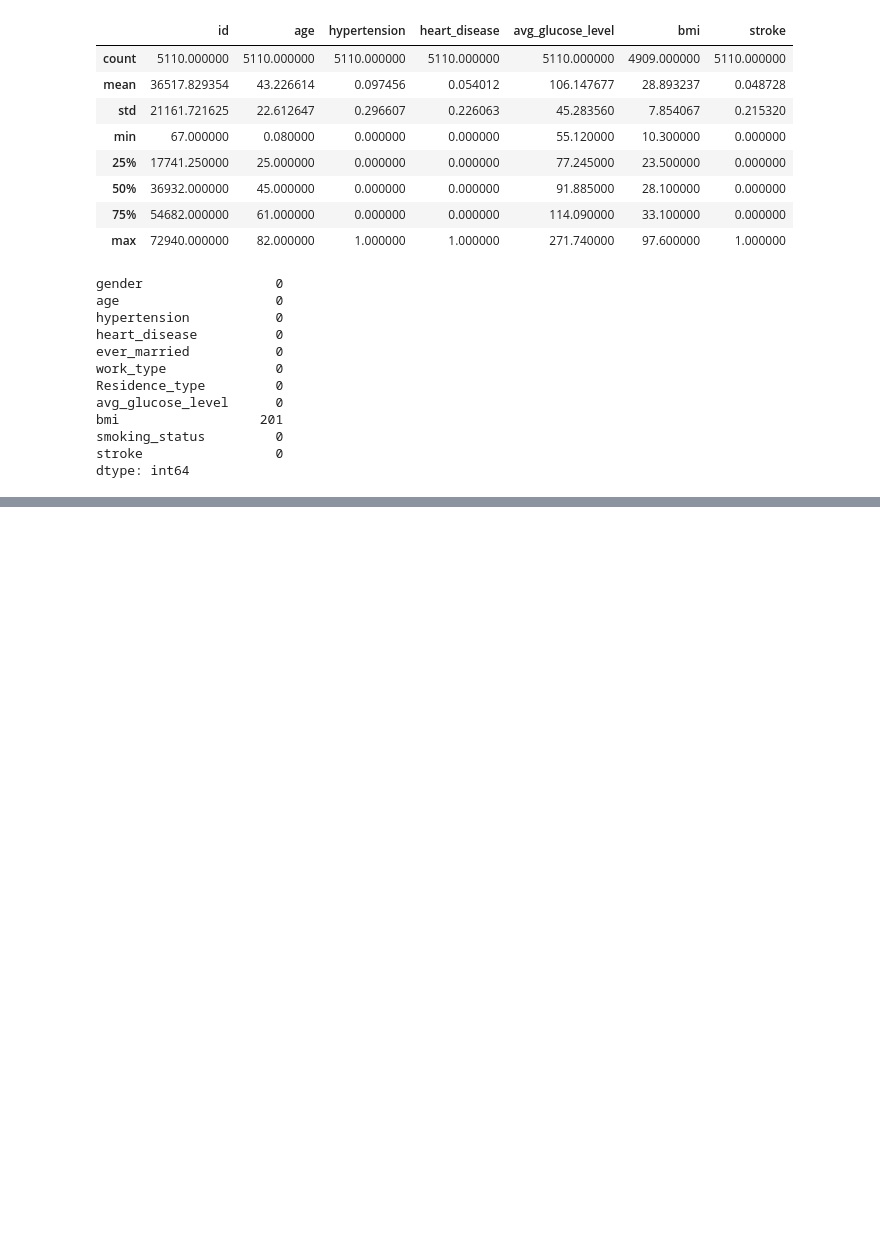
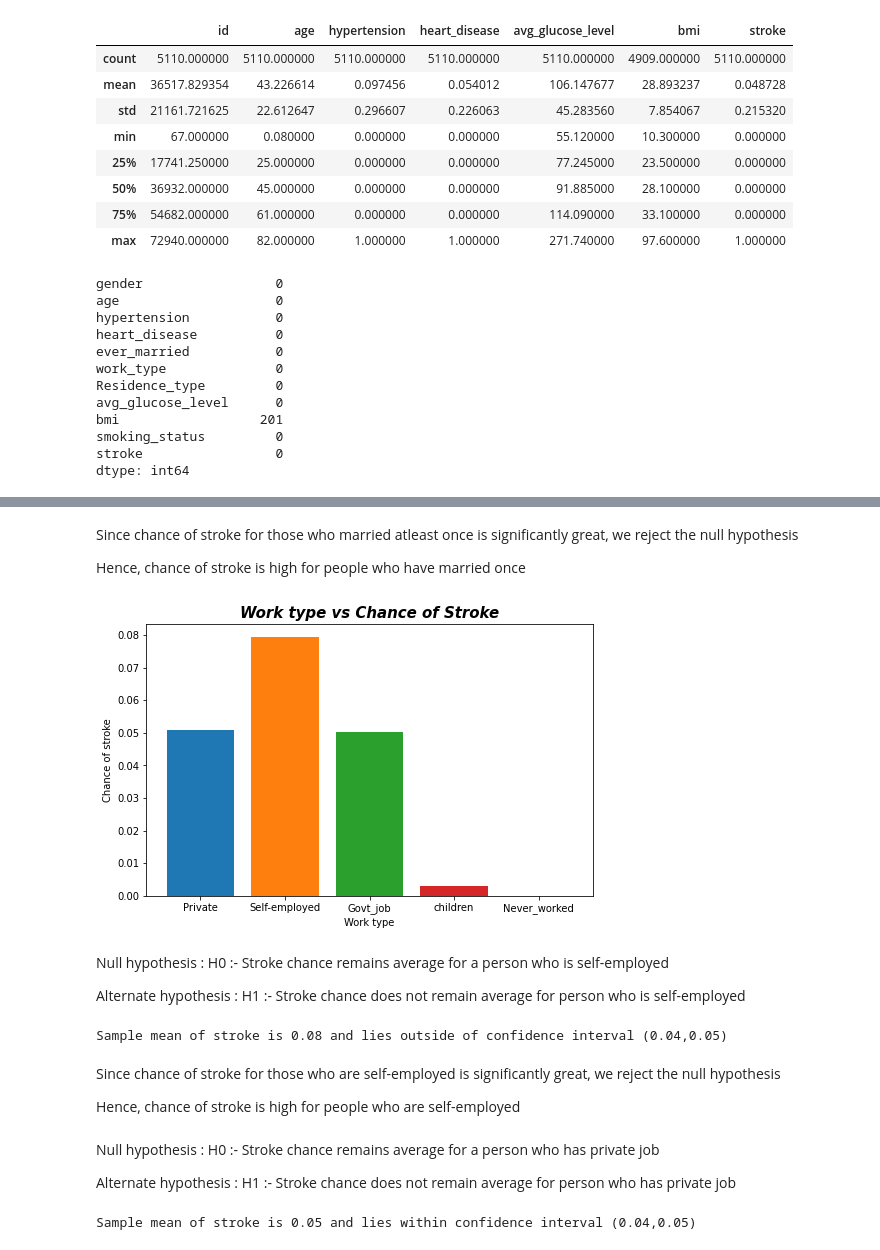
Before and after one commit to SalmanHabeeb/Stroke-predictor, a Jupyter notebook: EDA.ipynb, the cells around one changed output, grey strips where cells are left out. Cells and saved outputs as stored; diff of their text form; code cells hidden in the pictures; blank space fills up the shorter version.

```diff
--- a/EDA.ipynb
+++ b/EDA.ipynb
@@ -222,0 +230,35 @@ plt.show()
+# %% [markdown]
+Since chance of stroke for those who married atleast once is significantly great, we reject the null hypothesis
+
+Hence, chance of stroke is high for people who have married once
+# %%
+plot_chances('work_type',
+chance_column = 'stroke',
+df = df,
+figsize = (8, 5),
+x_label = 'Work type',
+y_label = 'Chance of stroke',
+title = 'Work type vs Chance of Stroke',
+)
+# %% [output]
+[figure, added]
+# %% [markdown]
+Null hypothesis : H0 :- Stroke chance remains average for a person who is self-employed
+
+Alternate hypothesis : H1 :- Stroke chance does not remain average for person who is self-employed
+# %%
+compute_confidence_interval('Self-employed', 'work_type', 'stroke', df, 0.05)
+# %% [output]
+Sample mean of stroke is 0.08 and lies outside of confidence interval (0.04,0.05)
+# %% [markdown]
+Since chance of stroke for those who are self-employed is significantly great, we reject the null hypothesis
+
+Hence, chance of stroke is high for people who are self-employed
+# %% [markdown]
+Null hypothesis : H0 :- Stroke chance remains average for a person who has private job
+
+Alternate hypothesis : H1 :- Stroke chance does not remain average for person who has private job
+# %%
+compute_confidence_interval('Private', 'work_type', 'stroke', df, 0.05)
+# %% [output]
+Sample mean of stroke is 0.05 and lies within confidence interval (0.04,0.05)
```
Also changed, not shown: parts of 49 cells of this notebook.
